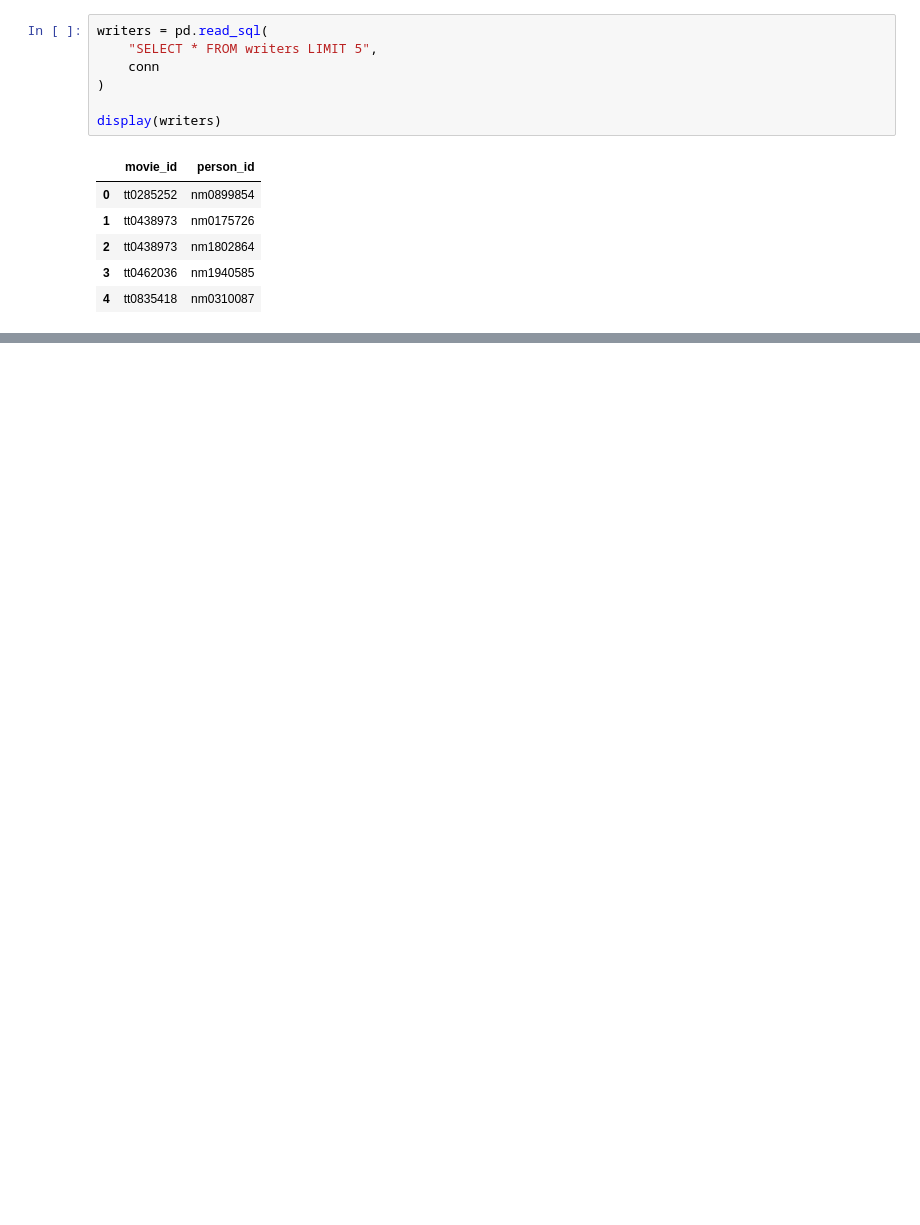
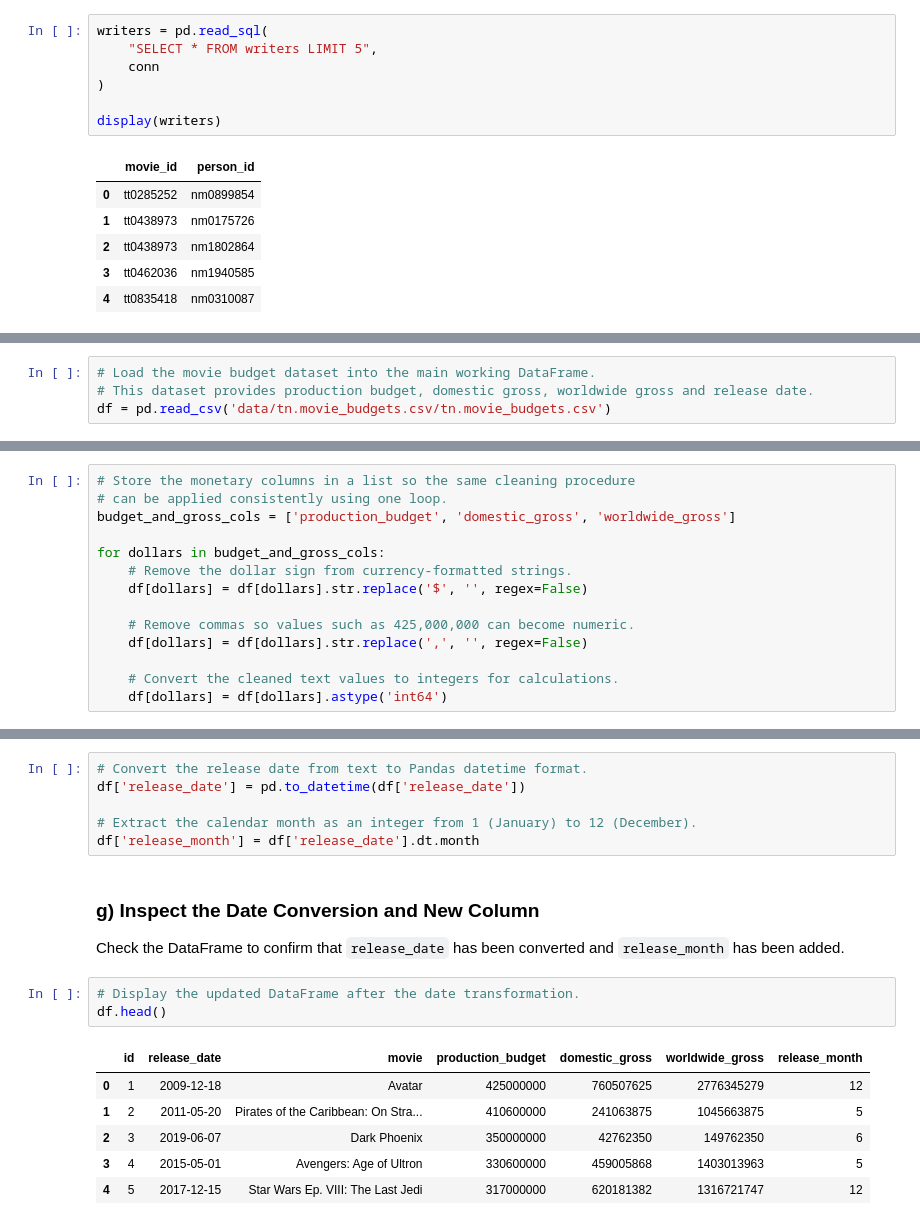
Before and after one commit to silviaogero/movie-studio-production-analysis, a Jupyter notebook: movie_studio.ipynb, the cells around one changed output, grey strips where cells are left out. Cells and saved outputs as stored; diff of their text form; blank space fills up the shorter version.

```diff
--- a/movie_studio.ipynb
+++ b/movie_studio.ipynb
@@ -301,0 +323,4 @@ display(writers)
+# %%
+# Load the movie budget dataset into the main working DataFrame.
+# This dataset provides production budget, domestic gross, worldwide gross and release date.
+df = pd.read_csv('data/tn.movie_budgets.csv/tn.movie_budgets.csv')
@@ -301,0 +357,14 @@ display(writers)
+# %%
+# Store the monetary columns in a list so the same cleaning procedure
+# can be applied consistently using one loop.
+budget_and_gross_cols = ['production_budget', 'domestic_gross', 'worldwide_gross']
+
+for dollars in budget_and_gross_cols:
+    # Remove the dollar sign from currency-formatted strings.
+    df[dollars] = df[dollars].str.replace('$', '', regex=False)
+
+    # Remove commas so values such as 425,000,000 can become numeric.
+    df[dollars] = df[dollars].str.replace(',', '', regex=False)
+
+    # Convert the cleaned text values to integers for calculations.
+    df[dollars] = df[dollars].astype('int64')
@@ -301,0 +393,20 @@ display(writers)
+# %%
+# Convert the release date from text to Pandas datetime format.
+df['release_date'] = pd.to_datetime(df['release_date'])
+
+# Extract the calendar month as an integer from 1 (January) to 12 (December).
+df['release_month'] = df['release_date'].dt.month
+# %% [markdown]
+### g) Inspect the Date Conversion and New Column
+
+Check the DataFrame to confirm that `release_date` has been converted and `release_month` has been added.
+# %%
+# Display the updated DataFrame after the date transformation.
+df.head()
+# %% [output]
+|  | id | release_date | movie | production_budget | domestic_gross | worldwide_gross | release_month |
+| 0 | 1 | 2009-12-18 | Avatar | 425000000 | 760507625 | 2776345279 | 12 |
+| 1 | 2 | 2011-05-20 | Pirates of the Caribbean: On Stra... | 410600000 | 241063875 | 1045663875 | 5 |
+| 2 | 3 | 2019-06-07 | Dark Phoenix | 350000000 | 42762350 | 149762350 | 6 |
+| 3 | 4 | 2015-05-01 | Avengers: Age of Ultron | 330600000 | 459005868 | 1403013963 | 5 |
+| 4 | 5 | 2017-12-15 | Star Wars Ep. VIII: The Last Jedi | 317000000 | 620181382 | 1316721747 | 12 |
```
Also changed, not shown: parts of 19 cells of this notebook.
